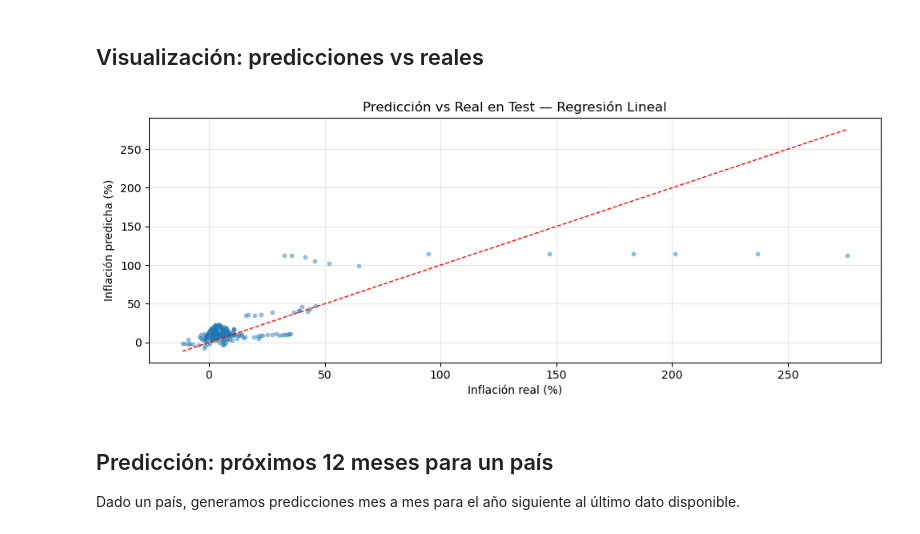
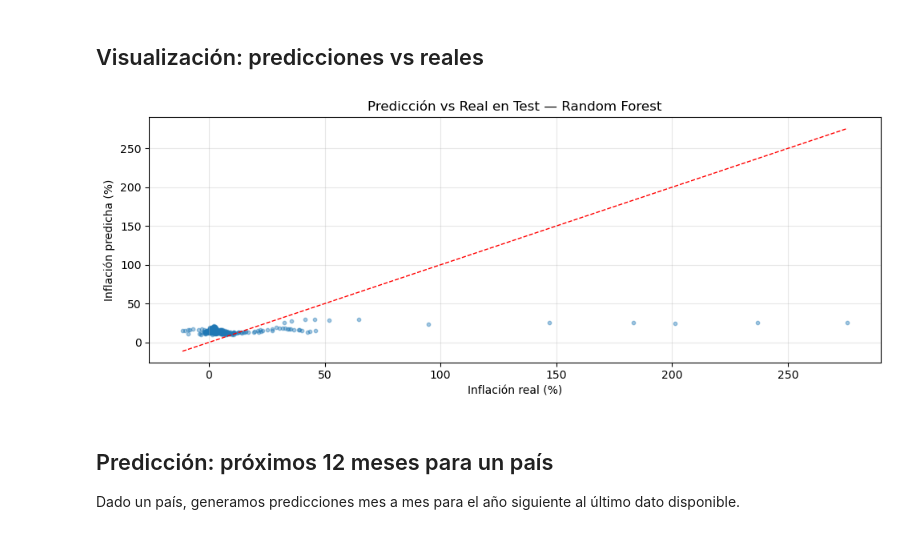
Before and after one commit to nataliacampiglia/mlp-obligatorio, a Jupyter notebook: model-building/food_inflation_model.ipynb, the cells around one changed output. Cells and saved outputs as stored; diff of their text form; code cells hidden in the pictures.

```diff
--- a/model-building/food_inflation_model.ipynb
+++ b/model-building/food_inflation_model.ipynb
@@ -204,16 +276,17 @@ array([[   0, 2001,    6],
 # %%
 plt.figure(figsize=(10, 4))
 plt.scatter(y_test[:300], preds_test[:300], alpha=0.4, s=10)
 lim = [y_test[:300].min(), y_test[:300].max()]
 plt.plot(lim, lim, "r--", linewidth=1)
 plt.xlabel("Inflación real (%)")
 plt.ylabel("Inflación predicha (%)")
-plt.title("Predicción vs Real en Test — Regresión Lineal")
+plt.title("Predicción vs Real en Test — Random Forest")
 plt.grid(True, alpha=0.3)
 plt.tight_layout()
+wandb.log({"charts/pred_vs_real": wandb.Image(plt)})
 plt.show()
 # %% [output]
-[figure, old version]
+[figure, new version]
 # %% [markdown]
 ## Predicción: próximos 12 meses para un país
 
```
Also changed, not shown: parts of 8 cells of this notebook, 2 other files.
